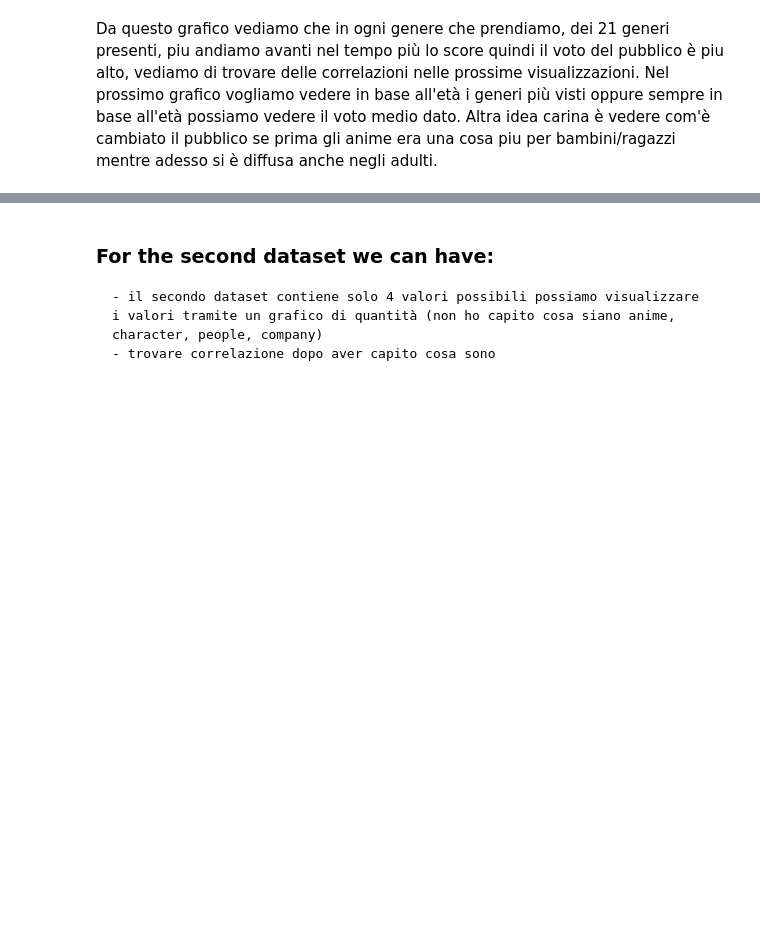
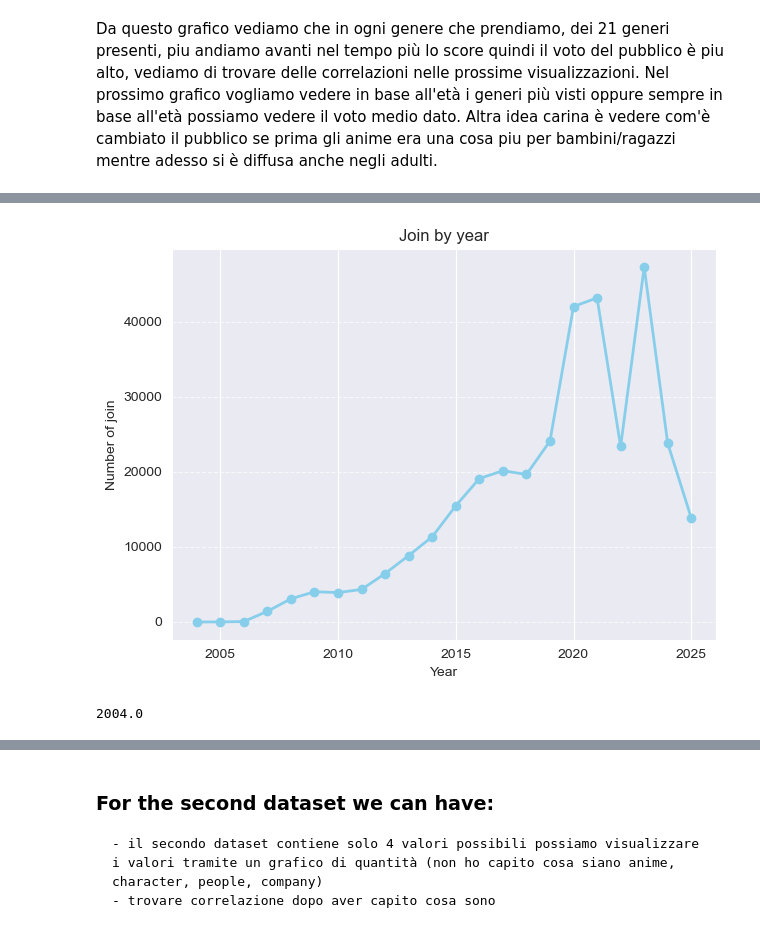
Before and after one commit to denis-budau/HCI-TWEB_2025-26, a Jupyter notebook: solution/data_visualitation.ipynb, the cells around one changed output, grey strips where cells are left out. Drawn from its saved outputs; the diff is of its cells as text; code cells hidden in the pictures; blank space fills up the shorter version.

```diff
--- a/solution/data_visualitation.ipynb
+++ b/solution/data_visualitation.ipynb
@@ -175,0 +237,26 @@ Da questo grafico vediamo che in ogni genere che prendiamo, dei 21 generi presen
+# %%
+# Convertiamo la colonna in datetime ()
+profiles_df['joined'] = pd.to_datetime(profiles_df['joined'], errors='coerce')
+
+# Estraiamo l'anno di iscrizione
+profiles_df['joined'] = profiles_df['joined'].dt.year
+
+# Contiamo quante iscrizioni ci sono per ogni anno
+joined_per_year = profiles_df.groupby('joined').size()
+
+plt.plot(joined_per_year.index, joined_per_year.values, marker='o', color="skyblue", linestyle='-', linewidth=2, markersize=6)
+
+plt.title("Join by year")
+plt.xlabel("Year")
+plt.ylabel("Number of join")
+plt.grid(True, axis="y", linestyle="--", alpha=0.7)
+
+plt.tight_layout()
+plt.show()
+# %% [output]
+[figure, added]
+# %%
+anno_minimo = profiles_df['joined'].min()
+anno_minimo
+# %% [output]
+2004.0
```
Also changed, not shown: parts of 17 cells of this notebook, 1 other file.
